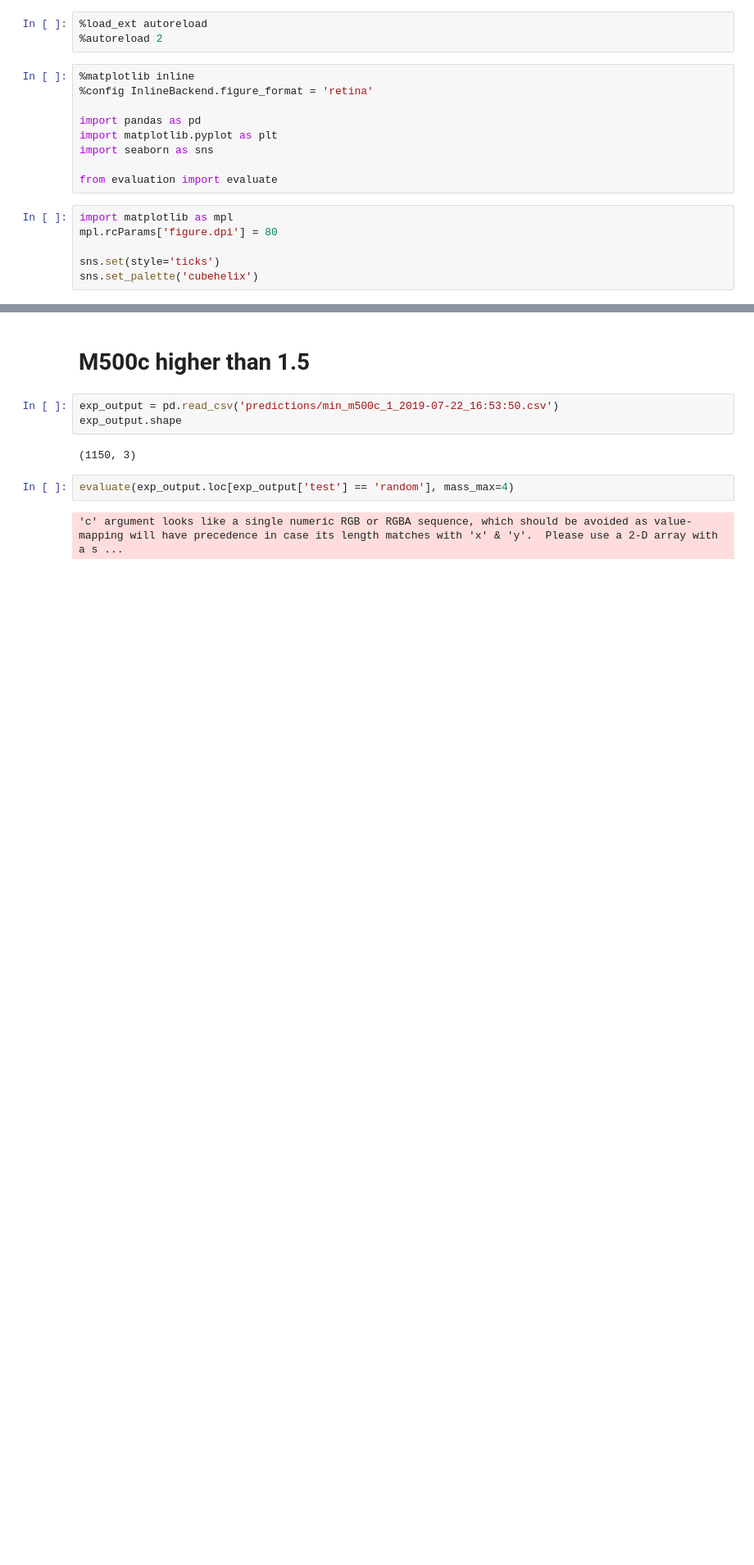
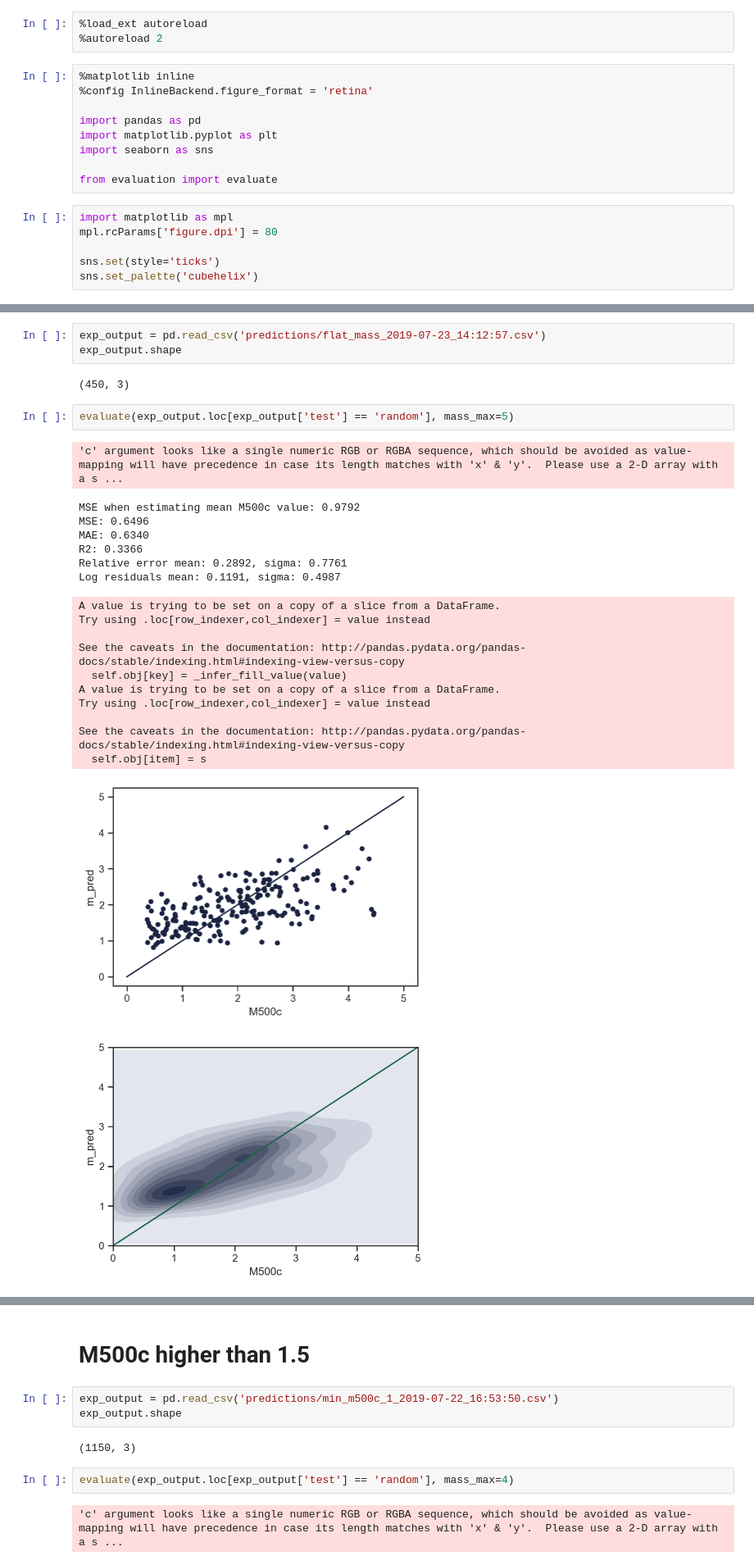
Before and after one commit to snakoneczny/cmb-lensing, a Jupyter notebook: results.ipynb, the cells around one changed output, grey strips where cells are left out. Shown at 82% size. Saved outputs shown, nothing was run; the diff lists cells and outputs as text; blank space fills up the shorter version.

Commit message:
flat mass and image generator

```diff
--- a/results.ipynb
+++ b/results.ipynb
@@ -18,0 +21,27 @@ sns.set_palette('cubehelix')
+# %%
+exp_output = pd.read_csv('predictions/flat_mass_2019-07-23_14:12:57.csv')
+exp_output.shape
+# %% [output]
+(450, 3)
+# %%
+evaluate(exp_output.loc[exp_output['test'] == 'random'], mass_max=5)
+# %% [output]
+'c' argument looks like a single numeric RGB or RGBA sequence, which should be avoided as value-mapping will have precedence in case its length matches with 'x' & 'y'.  Please use a 2-D array with a s ...
+MSE when estimating mean M500c value: 0.9792
+MSE: 0.6496
+MAE: 0.6340
+R2: 0.3366
+Relative error mean: 0.2892, sigma: 0.7761
+Log residuals mean: 0.1191, sigma: 0.4987
+A value is trying to be set on a copy of a slice from a DataFrame.
+Try using .loc[row_indexer,col_indexer] = value instead
+
+See the caveats in the documentation: http://pandas.pydata.org/pandas-docs/stable/indexing.html#indexing-view-versus-copy
+  self.obj[key] = _infer_fill_value(value)
+A value is trying to be set on a copy of a slice from a DataFrame.
+Try using .loc[row_indexer,col_indexer] = value instead
+
+See the caveats in the documentation: http://pandas.pydata.org/pandas-docs/stable/indexing.html#indexing-view-versus-copy
+  self.obj[item] = s
+[figure, added]
+[figure, added]
```
Also changed, not shown: parts of 4 cells of this notebook, 3 other files.
